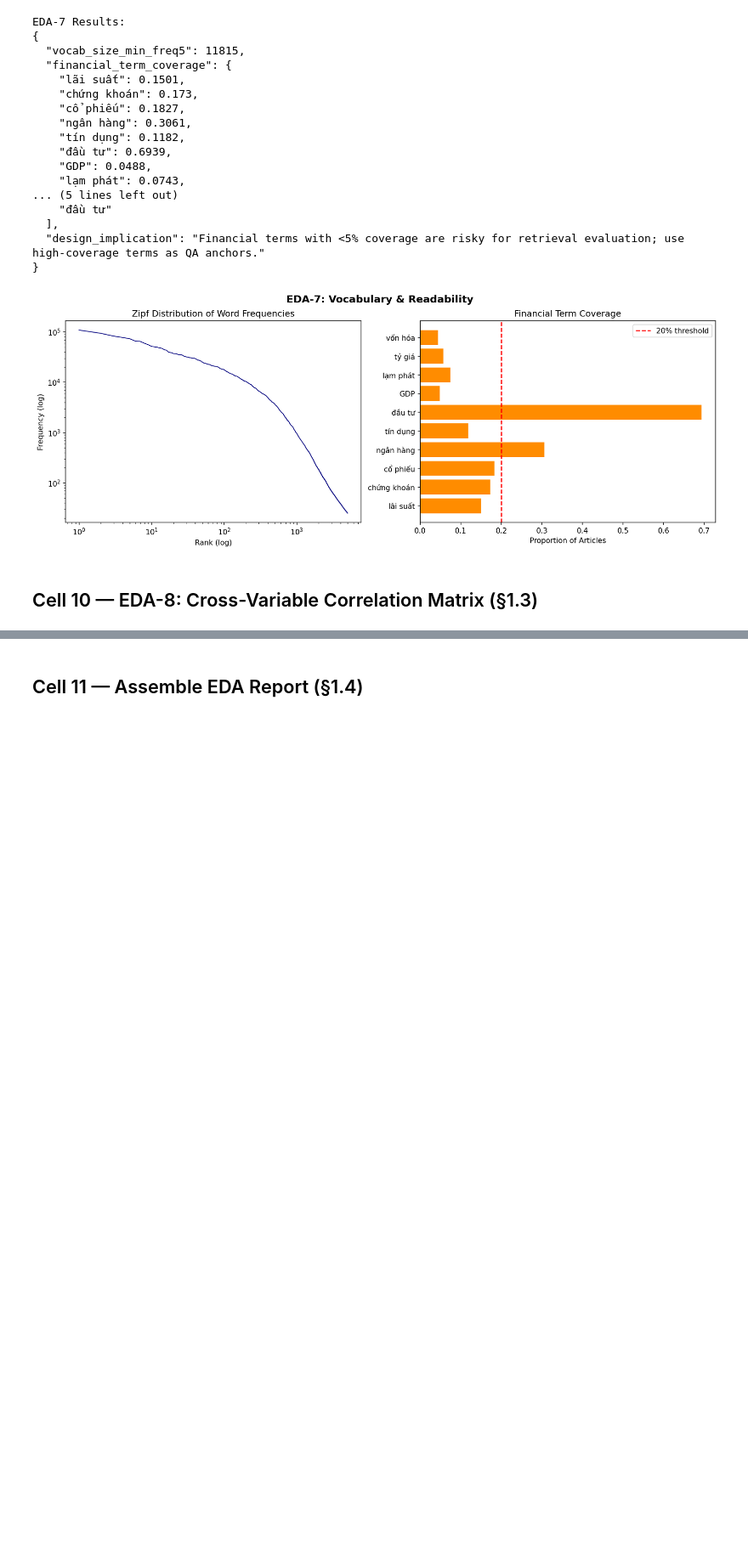
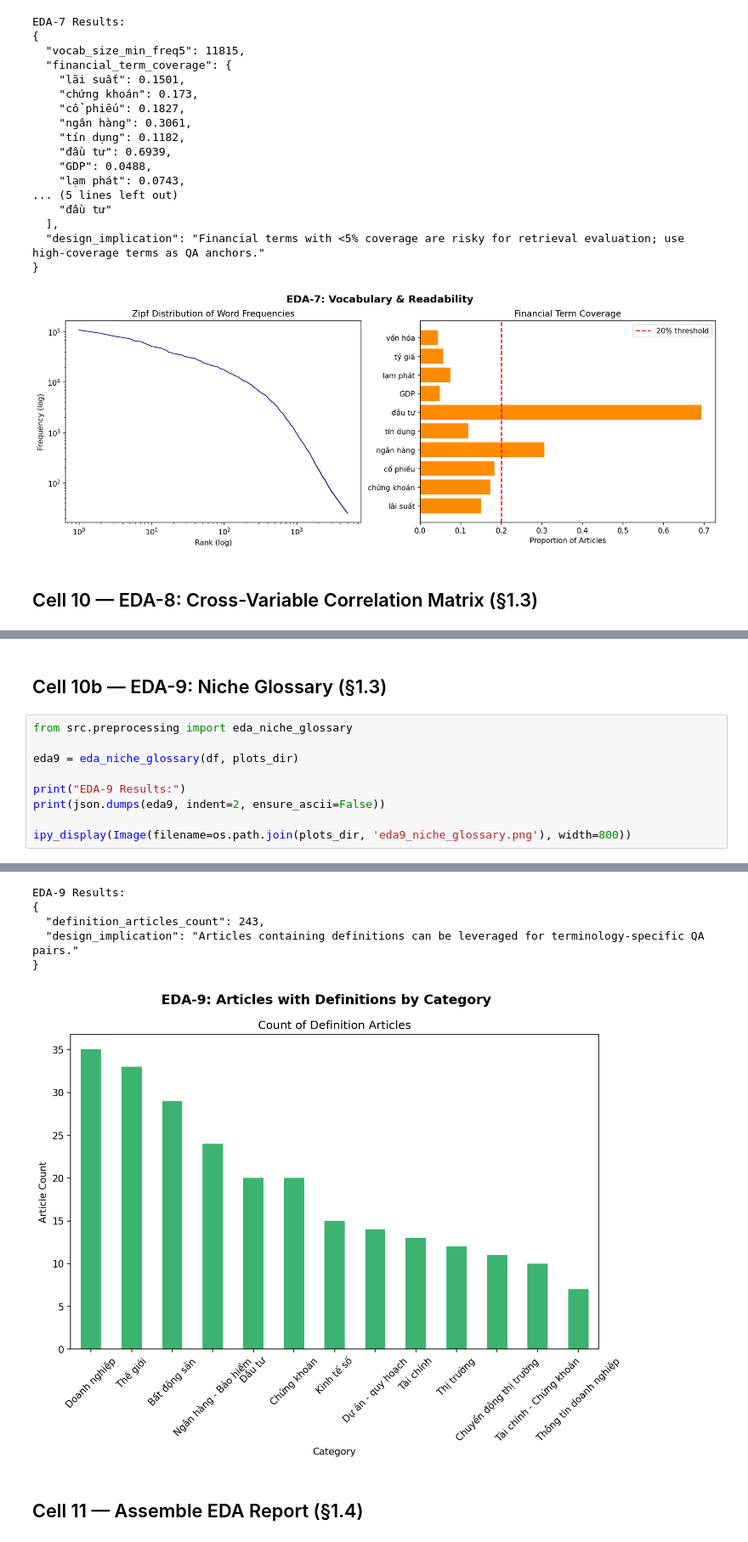
Before and after one commit to thong7d/rag-vn-finance, a Jupyter notebook: notebooks/01_data_preprocessing.ipynb, the cells around one changed output, grey strips where cells are left out. Shown at 85% size. Drawn from its saved outputs; the diff is of its cells as text; blank space fills up the shorter version.

```diff
--- a/notebooks/01_data_preprocessing.ipynb
+++ b/notebooks/01_data_preprocessing.ipynb
@@ -469,3 +497,15 @@ EDA-8 Results:
   "design_implication": "Correlated financial terms can build multi-topic evaluation queries that test multi-concept retrieval."
 }
 [figure]
+# %% [markdown]
+## Cell 10b — EDA-9: Niche Glossary (§1.3)
+# %%
+from src.preprocessing import eda_niche_glossary
+
+eda9 = eda_niche_glossary(df, plots_dir)
+
+print("EDA-9 Results:")
+print(json.dumps(eda9, indent=2, ensure_ascii=False))
+
+ipy_display(Image(filename=os.path.join(plots_dir, 'eda9_niche_glossary.png'), width=800))
+# %% [output]
@@ -472,3 +514,9 @@ EDA-8 Results:
+EDA-9 Results:
+{
+  "definition_articles_count": 243,
+  "design_implication": "Articles containing definitions can be leveraged for terminology-specific QA pairs."
+}
+[figure, added]
 # %% [markdown]
 ## Cell 11 — Assemble EDA Report (§1.4)
 # %%
```
Also changed, not shown: parts of 13 cells of this notebook, 10 other files.
